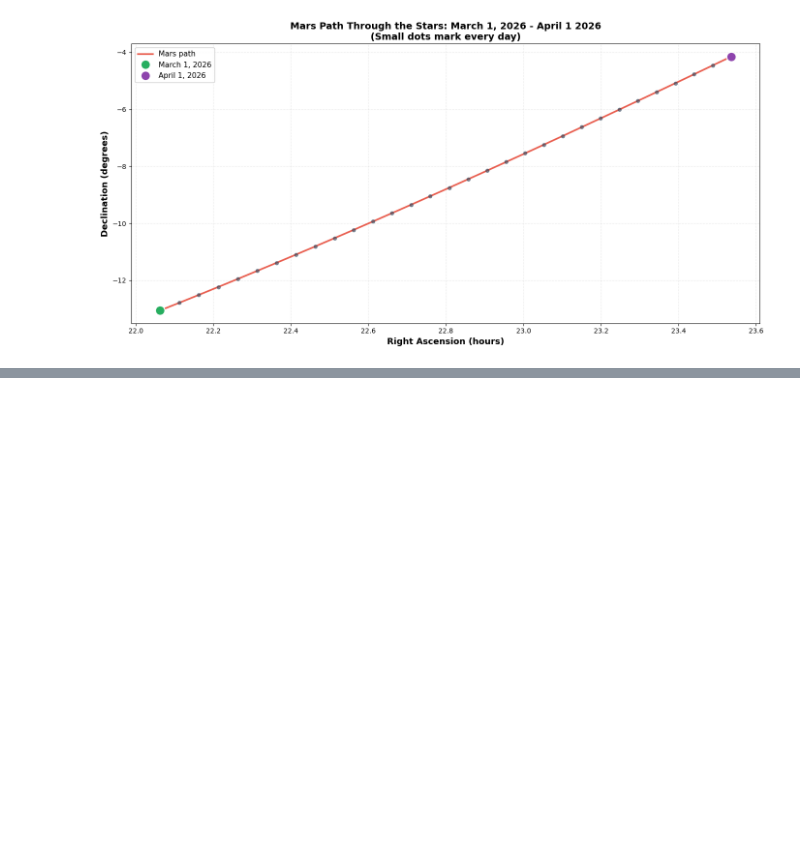
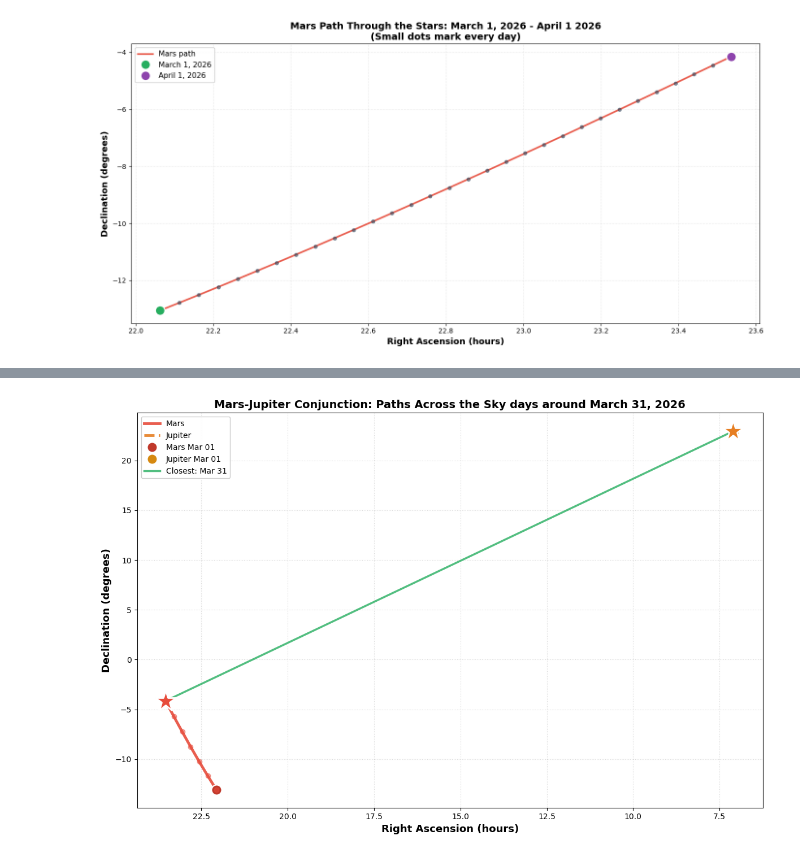
Before and after one commit to awalker72007/Astro-Coding-1221-Project-2, a Jupyter notebook: Project 2 Notebook.ipynb, the cells around one changed output, grey strips where cells are left out. Saved outputs shown, nothing was run; the diff lists cells and outputs as text; code cells hidden in the pictures; blank space fills up the shorter version.

```diff
--- a/Project 2 Notebook.ipynb
+++ b/Project 2 Notebook.ipynb
@@ -154,0 +267,64 @@ Position on April 1, 2026: RA=23.54h, Dec=-4.15°
+# %%
+# Focus on ±30 days around closest approach
+closest_idx = np.argmin(separations)
+closest_day = search_days[closest_idx]
+
+# Create detailed daily times around conjunction
+detail_days = np.arange(max(0, closest_day - 30), min(len(search_days), closest_day + 1))
+times_detail = ts.utc(2026, 3, 1 + detail_days)
+
+# Get positions for detailed period
+mars_detail = earth.at(times_detail).observe(mars).apparent()
+jupiter_detail = earth.at(times_detail).observe(jupiter).apparent()
+mars_ra_det, mars_dec_det, _ = mars_detail.radec()
+jupiter_ra_det, jupiter_dec_det, _ = jupiter_detail.radec()
+
+plt.figure(figsize=(12, 8))
+
+# Plot both planets' paths
+plt.plot(mars_ra_det.hours, mars_dec_det.degrees, color='#E74C3C', linewidth=3.5,
+         label='Mars', alpha=0.9)
+plt.plot(jupiter_ra_det.hours, jupiter_dec_det.degrees, color='#E67E22', linewidth=3.5,
+         label='Jupiter', alpha=0.9, linestyle='--')
+
+# Mark start positions
+plt.plot(mars_ra_det.hours[0], mars_dec_det.degrees[0], 'o', color='#C0392B',
+         markersize=13, label=f'Mars {times_detail[0].utc_strftime("%b %d")}',
+         markeredgecolor='white', markeredgewidth=1.5)
+plt.plot(jupiter_ra_det.hours[0], jupiter_dec_det.degrees[0], 'o', color='#D68910',
+         markersize=13, label=f'Jupiter {times_detail[0].utc_strftime("%b %d")}',
+         markeredgecolor='white', markeredgewidth=1.5)
+
+# Mark closest approach
+closest_in_detail = np.argmin(np.abs(detail_days - closest_day))
+plt.plot(mars_ra_det.hours[closest_in_detail], mars_dec_det.degrees[closest_in_detail],
+         '*', color='#E74C3C', markersize=28, zorder=5,
+         markeredgecolor='white', markeredgewidth=2)
+plt.plot(jupiter_ra_det.hours[closest_in_detail], jupiter_dec_det.degrees[closest_in_detail],
+         '*', color='#E67E22', markersize=28, zorder=5,
+         markeredgecolor='white', markeredgewidth=2)
+
+# Draw a line connecting them at closest approach
+plt.plot([mars_ra_det.hours[closest_in_detail], jupiter_ra_det.hours[closest_in_detail]],
+         [mars_dec_det.degrees[closest_in_detail], jupiter_dec_det.degrees[closest_in_detail]],
+         color='#27AE60', linewidth=2.5, alpha=0.8,
+         label=f'Closest: {times_detail[closest_in_detail].utc_strftime("%b %d")}')
+
+# Mark every 5 days with small dots
+for i in range(0, len(detail_days), 5):
+    plt.plot(mars_ra_det.hours[i], mars_dec_det.degrees[i], 'o',
+             color='#E74C3C', markersize=6, alpha=0.5)
+    plt.plot(jupiter_ra_det.hours[i], jupiter_dec_det.degrees[i], 'o',
+             color='#E67E22', markersize=6, alpha=0.5)
+
+plt.xlabel('Right Ascension (hours)', fontsize=13, fontweight='bold')
+plt.ylabel('Declination (degrees)', fontsize=13, fontweight='bold')
+plt.title(f'Mars-Jupiter Conjunction: Paths Across the Sky days around {times_search[closest_idx].utc_strftime("%B %d, %Y")}',
+          fontsize=14, fontweight='bold')
+plt.legend(fontsize=10, loc='best', framealpha=0.95)
+plt.grid(alpha=0.3, linestyle=':', color='gray')
+plt.gca().invert_xaxis()  # RA increases right to left by convention
+plt.tight_layout()
+plt.show()
+# %% [output]
+[figure, added]
```
Also changed, not shown: parts of 5 cells of this notebook.
